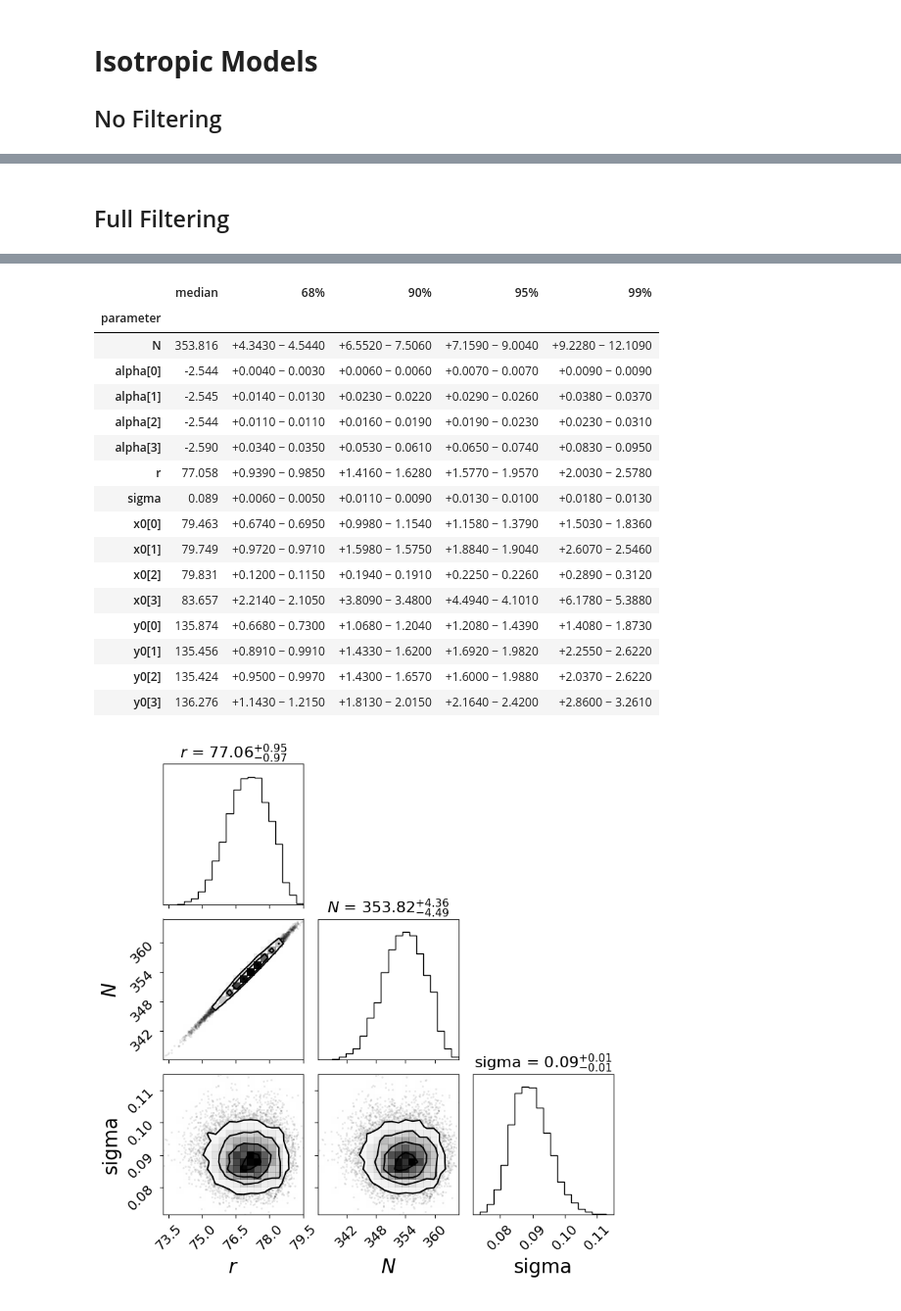
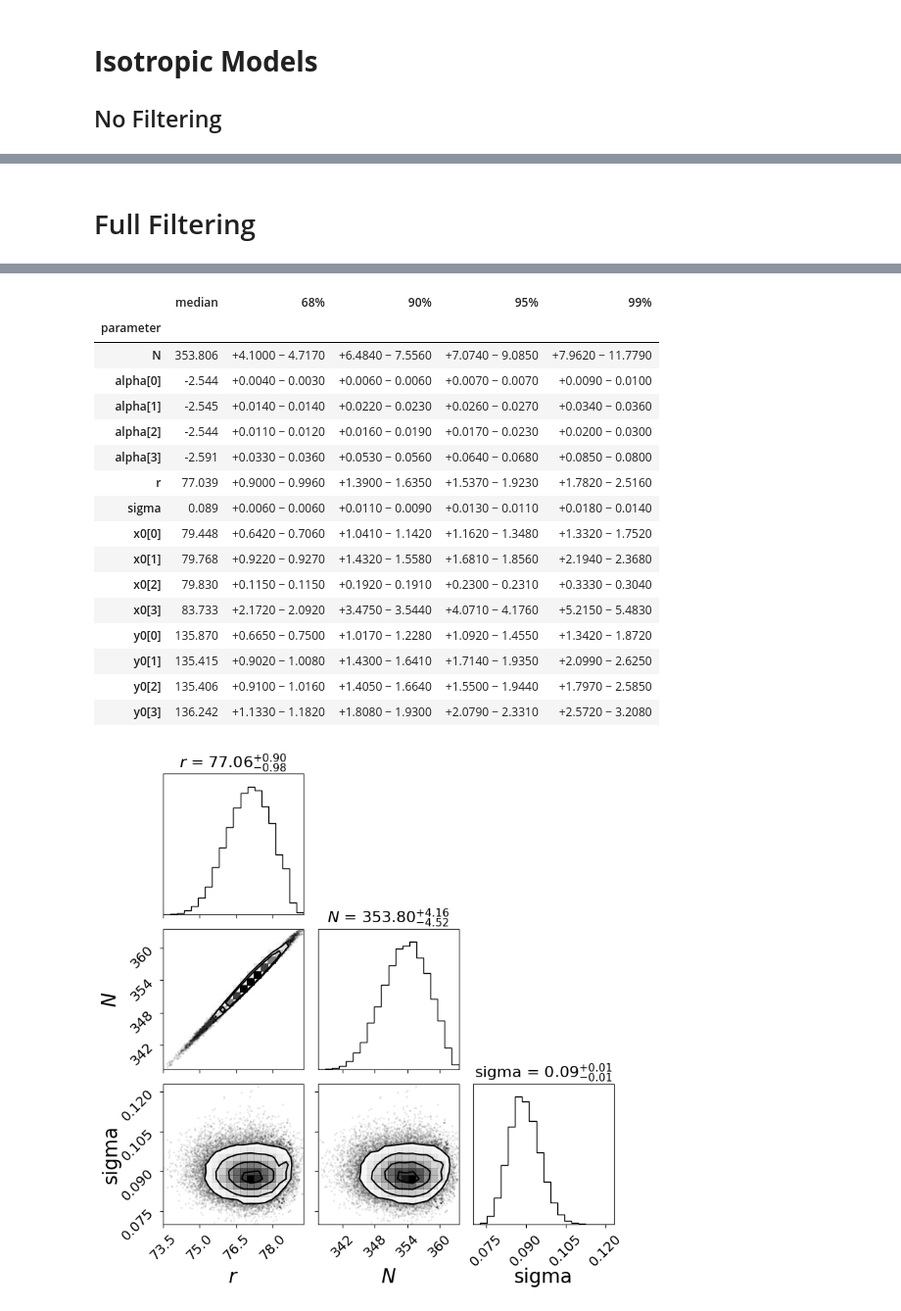
Before and after one commit to JacobTutt/antikythera_bayesian_analysis, a Jupyter notebook: Notebook_4_Extra.ipynb, the cells around one changed output, grey strips where cells are left out. Shown at 98% size. Cells and saved outputs as stored; diff of their text form; code cells hidden in the pictures.

```diff
--- a/Notebook_4_Extra.ipynb
+++ b/Notebook_4_Extra.ipynb
@@ -29,5 +29,6 @@ This can be done to reduce the dimensionality of the model, without loosing info
 | **Full**  | Removes sections with fewer than three holes and discards the first and last hole in each section. | 4 | 66 |
 # %%
 nuts_optimal_params_aniso = pd.read_csv('stored_results/Anistropic_Basic_HMC_Opt_Results.csv')
+nuts_optimal_params_iso = pd.read_csv('stored_results/Istropic_Basic_HMC_Opt_Results.csv')
 # %% [markdown]
 # **Anisotropic Models**
@@ -220,8 +221,8 @@ True Auto-correlation Length: 6
 # %% [markdown]
-## Full Filtering
+# Full Filtering
 # %%
 Antikythera_Isotropic_Full_Filter = Calender_Analysis(data = original_data_path, model_type = "isotropic", filtering = 'Full', priors = None, num_cores = 4)
-_, _ = Antikythera_Isotropic_Full_Filter.run_hmc_optimised(nuts_optimal_params_aniso, burnin_period=2000, n_samples=12000, n_chains =  4, random_seed=0, save_path = 'stored_results/Isotropic_Full_Opt_NUTS.nc', traceplot=None)
+_, _ = Antikythera_Isotropic_Full_Filter.run_hmc_optimised(nuts_optimal_params_iso, burnin_period=2000, n_samples=12000, n_chains =  4, random_seed=0, save_path = 'stored_results/Isotropic_Full_Opt_NUTS.nc', traceplot=None)
 Antikythera_Isotropic_Full_Filter.thinned_hcm_analysis(posterior_data = 'stored_results/Isotropic_Full_Opt_NUTS.nc', summary_table=True, corner_plot=["r", "N", "sigma"])
 Antikythera_Isotropic_Full_Filter.plot_credible_intervals(posterior_data = 'stored_results/Isotropic_Full_Opt_NUTS.nc', param="N", percentiles_range=(50, 100))
 # %% [output]
@@ -257,18 +258,18 @@ True Auto-correlation Length: 3
 |  | median | 68% | 90% | 95% | 99% |
 | parameter |  |  |  |  |  |
-| N | 353.816 | +4.3430 − 4.5440 | +6.5520 − 7.5060 | +7.1590 − 9.0040 | +9.2280 − 12.1090 |
-| alpha[0] | -2.544 | +0.0040 − 0.0030 | +0.0060 − 0.0060 | +0.0070 − 0.0070 | +0.0090 − 0.0090 |
-| alpha[1] | -2.545 | +0.0140 − 0.0130 | +0.0230 − 0.0220 | +0.0290 − 0.0260 | +0.0380 − 0.0370 |
-| alpha[2] | -2.544 | +0.0110 − 0.0110 | +0.0160 − 0.0190 | +0.0190 − 0.0230 | +0.0230 − 0.0310 |
-| alpha[3] | -2.590 | +0.0340 − 0.0350 | +0.0530 − 0.0610 | +0.0650 − 0.0740 | +0.0830 − 0.0950 |
-| r | 77.058 | +0.9390 − 0.9850 | +1.4160 − 1.6280 | +1.5770 − 1.9570 | +2.0030 − 2.5780 |
-| sigma | 0.089 | +0.0060 − 0.0050 | +0.0110 − 0.0090 | +0.0130 − 0.0100 | +0.0180 − 0.0130 |
-| x0[0] | 79.463 | +0.6740 − 0.6950 | +0.9980 − 1.1540 | +1.1580 − 1.3790 | +1.5030 − 1.8360 |
-| x0[1] | 79.749 | +0.9720 − 0.9710 | +1.5980 − 1.5750 | +1.8840 − 1.9040 | +2.6070 − 2.5460 |
-| x0[2] | 79.831 | +0.1200 − 0.1150 | +0.1940 − 0.1910 | +0.2250 − 0.2260 | +0.2890 − 0.3120 |
-| x0[3] | 83.657 | +2.2140 − 2.1050 | +3.8090 − 3.4800 | +4.4940 − 4.1010 | +6.1780 − 5.3880 |
-| y0[0] | 135.874 | +0.6680 − 0.7300 | +1.0680 − 1.2040 | +1.2080 − 1.4390 | +1.4080 − 1.8730 |
-| y0[1] | 135.456 | +0.8910 − 0.9910 | +1.4330 − 1.6200 | +1.6920 − 1.9820 | +2.2550 − 2.6220 |
-| y0[2] | 135.424 | +0.9500 − 0.9970 | +1.4300 − 1.6570 | +1.6000 − 1.9880 | +2.0370 − 2.6220 |
-| y0[3] | 136.276 | +1.1430 − 1.2150 | +1.8130 − 2.0150 | +2.1640 − 2.4200 | +2.8600 − 3.2610 |
+| N | 353.806 | +4.1000 − 4.7170 | +6.4840 − 7.5560 | +7.0740 − 9.0850 | +7.9620 − 11.7790 |
+| alpha[0] | -2.544 | +0.0040 − 0.0030 | +0.0060 − 0.0060 | +0.0070 − 0.0070 | +0.0090 − 0.0100 |
+| alpha[1] | -2.545 | +0.0140 − 0.0140 | +0.0220 − 0.0230 | +0.0260 − 0.0270 | +0.0340 − 0.0360 |
+| alpha[2] | -2.544 | +0.0110 − 0.0120 | +0.0160 − 0.0190 | +0.0170 − 0.0230 | +0.0200 − 0.0300 |
+| alpha[3] | -2.591 | +0.0330 − 0.0360 | +0.0530 − 0.0560 | +0.0640 − 0.0680 | +0.0850 − 0.0800 |
+| r | 77.039 | +0.9000 − 0.9960 | +1.3900 − 1.6350 | +1.5370 − 1.9230 | +1.7820 − 2.5160 |
+| sigma | 0.089 | +0.0060 − 0.0060 | +0.0110 − 0.0090 | +0.0130 − 0.0110 | +0.0180 − 0.0140 |
+| x0[0] | 79.448 | +0.6420 − 0.7060 | +1.0410 − 1.1420 | +1.1620 − 1.3480 | +1.3320 − 1.7520 |
+| x0[1] | 79.768 | +0.9220 − 0.9270 | +1.4320 − 1.5580 | +1.6810 − 1.8560 | +2.1940 − 2.3680 |
+| x0[2] | 79.830 | +0.1150 − 0.1150 | +0.1920 − 0.1910 | +0.2300 − 0.2310 | +0.3330 − 0.3040 |
+| x0[3] | 83.733 | +2.1720 − 2.0920 | +3.4750 − 3.5440 | +4.0710 − 4.1760 | +5.2150 − 5.4830 |
+| y0[0] | 135.870 | +0.6650 − 0.7500 | +1.0170 − 1.2280 | +1.0920 − 1.4550 | +1.3420 − 1.8720 |
+| y0[1] | 135.415 | +0.9020 − 1.0080 | +1.4300 − 1.6410 | +1.7140 − 1.9350 | +2.0990 − 2.6250 |
+| y0[2] | 135.406 | +0.9100 − 1.0160 | +1.4050 − 1.6640 | +1.5500 − 1.9440 | +1.7970 − 2.5850 |
+| y0[3] | 136.242 | +1.1330 − 1.1820 | +1.8080 − 1.9300 | +2.0790 − 2.3310 | +2.5720 − 3.2080 |
-[figure, old version]
+[figure, new version]
```
Also changed, not shown: parts of 6 cells of this notebook, 13 other files.
